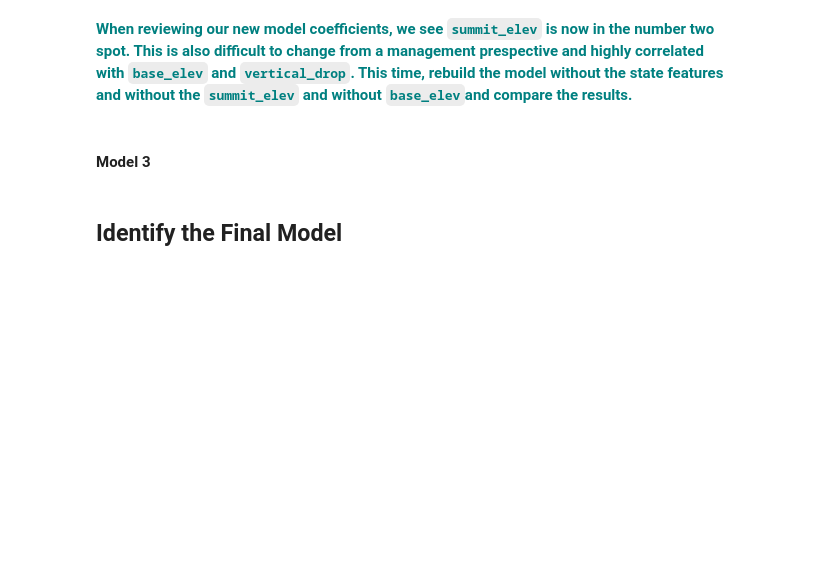
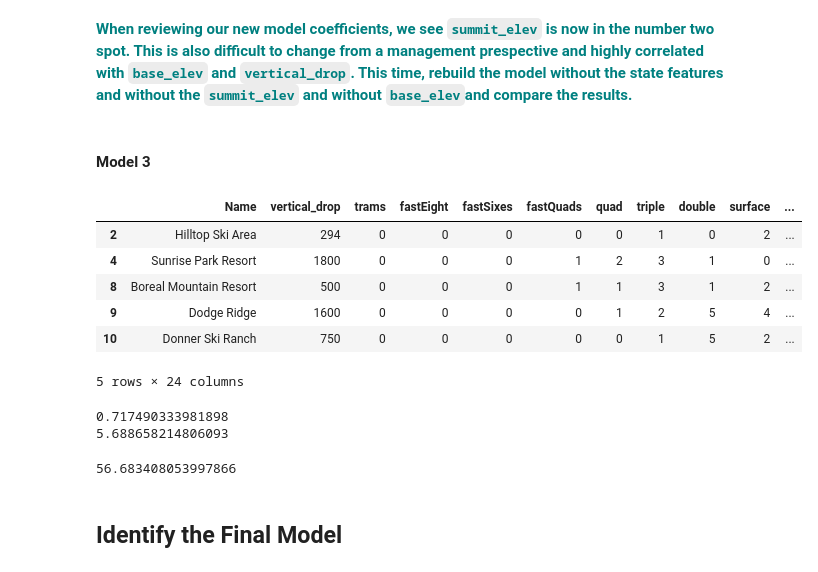
Before and after one commit to kiranchinta23/springboard, a Jupyter notebook: 06.Applying the Data Science method/02.Data_wrangling/GuidedCapstoneStep4 and step5HL.ipynb, the cells around one changed output. Cells and saved outputs as stored; diff of their text form; code cells hidden in the pictures; blank space fills up the shorter version.

Commit message:
unit 6: step4 & 5 update

```diff
--- a/06.Applying the Data Science method/02.Data_wrangling/GuidedCapstoneStep4 and step5HL.ipynb
+++ b/06.Applying the Data Science method/02.Data_wrangling/GuidedCapstoneStep4 and step5HL.ipynb
@@ -182,3 +250,15 @@ Hint: Try to construct another model using exactly the steps we followed above.
 **<font color='teal'> When reviewing our new model coefficients, we see `summit_elev` is now in the number two spot. This is also difficult to change from a management prespective and highly correlated with `base_elev` and `vertical_drop`.  This time, rebuild the model without the state features and without the `summit_elev` and without `base_elev`and compare the results. </font>**
 # %% [markdown]
 #### Model 3
+# %%
+df_3=pd.read_csv('data/step3_output.csv',index_col=0)
+df_3=df_3.drop(['state','summit_elev'],axis='columns')# base_elev is already deleted in step 3
+df_3.head()
+# %% [output]
+|  | Name | vertical_drop | trams | fastEight | fastSixes | fastQuads | quad | triple | double | surface | ... |
+| 2 | Hilltop Ski Area | 294 | 0 | 0 | 0 | 0 | 0 | 1 | 0 | 2 | ... |
+| 4 | Sunrise Park Resort | 1800 | 0 | 0 | 0 | 1 | 2 | 3 | 1 | 0 | ... |
+| 8 | Boreal Mountain Resort | 500 | 0 | 0 | 0 | 1 | 1 | 3 | 1 | 2 | ... |
+| 9 | Dodge Ridge | 1600 | 0 | 0 | 0 | 0 | 1 | 2 | 5 | 4 | ... |
+| 10 | Donner Ski Ranch | 750 | 0 | 0 | 0 | 0 | 0 | 1 | 5 | 2 | ... |
+5 rows × 24 columns
@@ -185,3 +280,14 @@ Hint: Try to construct another model using exactly the steps we followed above.
+# %%
+#metrics
+print(explained_variance_score(y_test,y_pred))
+print(mean_absolute_error(y_test,y_pred))
+# %% [output]
+0.717490333981898
+5.688658214806093
+# %%
+lm.intercept_
+# %% [output]
+56.683408053997866
 # %% [markdown]
 ## Identify the Final Model
 # %% [markdown]
```
Also changed, not shown: parts of 16 cells of this notebook, 2 other files.
